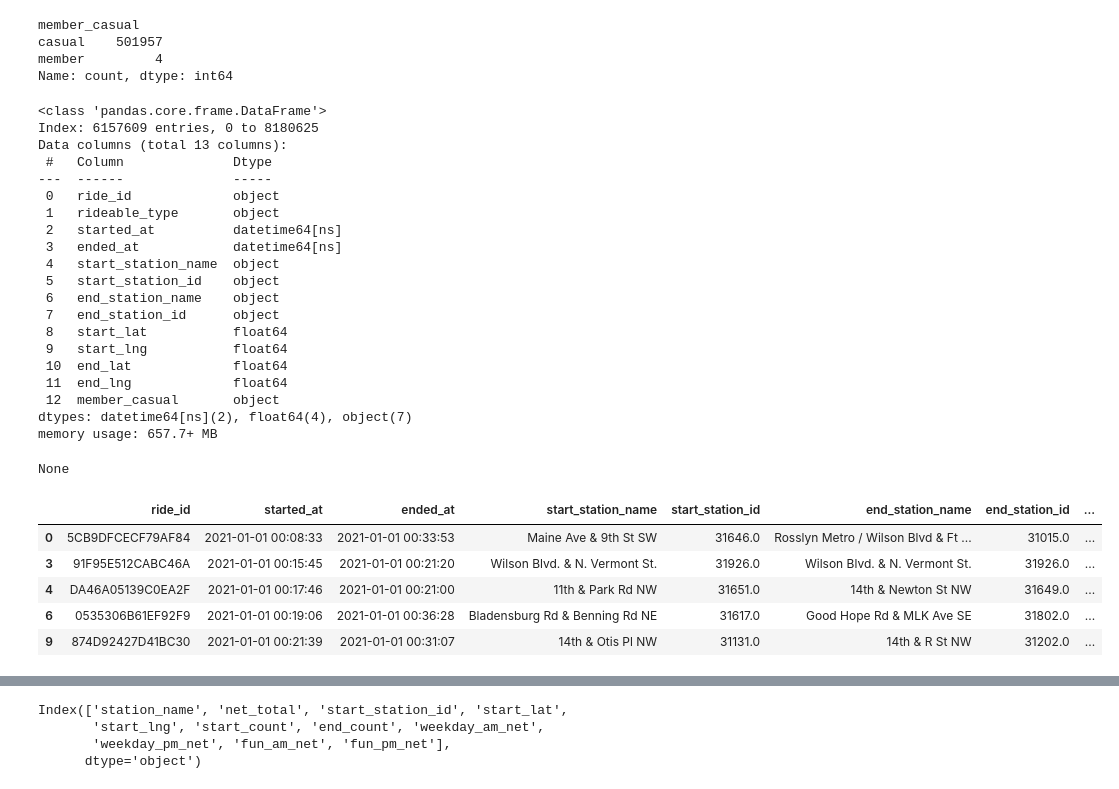
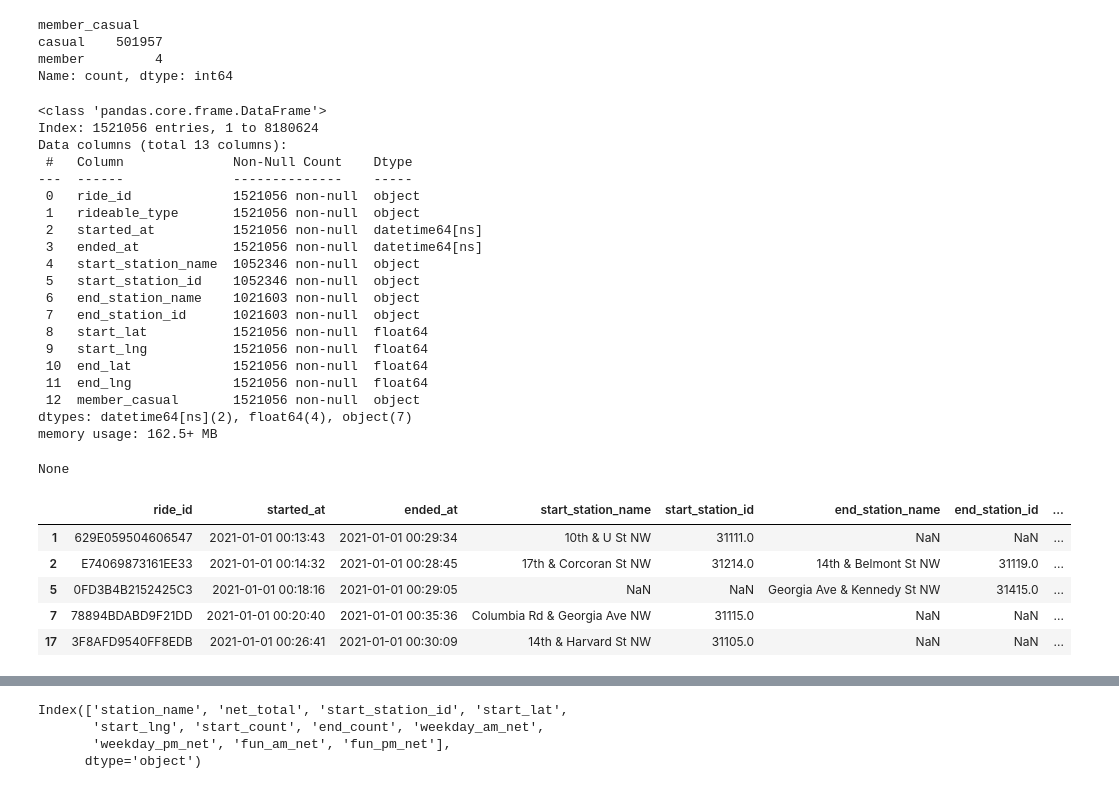
Before and after one commit to Paul-Sabin/Capital-Bikeshare, a Jupyter notebook: Trip Data e-bike.ipynb, the cells around one changed output, grey strips where cells are left out. Drawn from its saved outputs; the diff is of its cells as text; code cells hidden in the pictures.

```diff
--- a/Trip Data e-bike.ipynb
+++ b/Trip Data e-bike.ipynb
@@ -69,39 +69,39 @@ casual    501957
 member         4
 Name: count, dtype: int64
 # %%
-classic_mask = df['rideable_type'] == 'classic_bike'
-classic = df[classic_mask].copy()
-display(classic.info())
+electric_mask = df['rideable_type'] == 'electric_bike'
+electric = df[electric_mask].copy()
+display(electric.info())
 # %% [output]
 <class 'pandas.core.frame.DataFrame'>
-Index: 6157609 entries, 0 to 8180625
+Index: 1521056 entries, 1 to 8180624
 Data columns (total 13 columns):
- #   Column              Dtype
----  ------              -----
- 0   ride_id             object
- 1   rideable_type       object
- 2   started_at          datetime64[ns]
- 3   ended_at            datetime64[ns]
- 4   start_station_name  object
- 5   start_station_id    object
- 6   end_station_name    object
- 7   end_station_id      object
- 8   start_lat           float64
- 9   start_lng           float64
- 10  end_lat             float64
- 11  end_lng             float64
- 12  member_casual       object
+ #   Column              Non-Null Count    Dtype
+---  ------              --------------    -----
+ 0   ride_id             1521056 non-null  object
+ 1   rideable_type       1521056 non-null  object
+ 2   started_at          1521056 non-null  datetime64[ns]
+ 3   ended_at            1521056 non-null  datetime64[ns]
+ 4   start_station_name  1052346 non-null  object
+ 5   start_station_id    1052346 non-null  object
+ 6   end_station_name    1021603 non-null  object
+ 7   end_station_id      1021603 non-null  object
+ 8   start_lat           1521056 non-null  float64
+ 9   start_lng           1521056 non-null  float64
+ 10  end_lat             1521056 non-null  float64
+ 11  end_lng             1521056 non-null  float64
+ 12  member_casual       1521056 non-null  object
 dtypes: datetime64[ns](2), float64(4), object(7)
-memory usage: 657.7+ MB
+memory usage: 162.5+ MB
 None
 # %%
-classic.drop(['rideable_type'], axis=1, inplace=True)
-display(classic.head())
+electric.drop(['rideable_type'], axis=1, inplace=True)
+display(electric.head())
 # %% [output]
 |  | ride_id | started_at | ended_at | start_station_name | start_station_id | end_station_name | end_station_id | ... |
-| 0 | 5CB9DFCECF79AF84 | 2021-01-01 00:08:33 | 2021-01-01 00:33:53 | Maine Ave & 9th St SW | 31646.0 | Rosslyn Metro / Wilson Blvd & Ft ... | 31015.0 | ... |
-| 3 | 91F95E512CABC46A | 2021-01-01 00:15:45 | 2021-01-01 00:21:20 | Wilson Blvd. & N. Vermont St. | 31926.0 | Wilson Blvd. & N. Vermont St. | 31926.0 | ... |
-| 4 | DA46A05139C0EA2F | 2021-01-01 00:17:46 | 2021-01-01 00:21:00 | 11th & Park Rd NW | 31651.0 | 14th & Newton St NW | 31649.0 | ... |
-| 6 | 0535306B61EF92F9 | 2021-01-01 00:19:06 | 2021-01-01 00:36:28 | Bladensburg Rd & Benning Rd NE | 31617.0 | Good Hope Rd & MLK Ave SE | 31802.0 | ... |
-| 9 | 874D92427D41BC30 | 2021-01-01 00:21:39 | 2021-01-01 00:31:07 | 14th & Otis Pl NW | 31131.0 | 14th & R St NW | 31202.0 | ... |
+| 1 | 629E059504606547 | 2021-01-01 00:13:43 | 2021-01-01 00:29:34 | 10th & U St NW | 31111.0 | NaN | NaN | ... |
+| 2 | E74069873161EE33 | 2021-01-01 00:14:32 | 2021-01-01 00:28:45 | 17th & Corcoran St NW | 31214.0 | 14th & Belmont St NW | 31119.0 | ... |
+| 5 | 0FD3B4B2152425C3 | 2021-01-01 00:18:16 | 2021-01-01 00:29:05 | NaN | NaN | Georgia Ave & Kennedy St NW | 31415.0 | ... |
+| 7 | 78894BDABD9F21DD | 2021-01-01 00:20:40 | 2021-01-01 00:35:36 | Columbia Rd & Georgia Ave NW | 31115.0 | NaN | NaN | ... |
+| 17 | 3F8AFD9540FF8EDB | 2021-01-01 00:26:41 | 2021-01-01 00:30:09 | 14th & Harvard St NW | 31105.0 | NaN | NaN | ... |
 # %%
```
Also changed, not shown: parts of 30 cells of this notebook, 1 other file.
